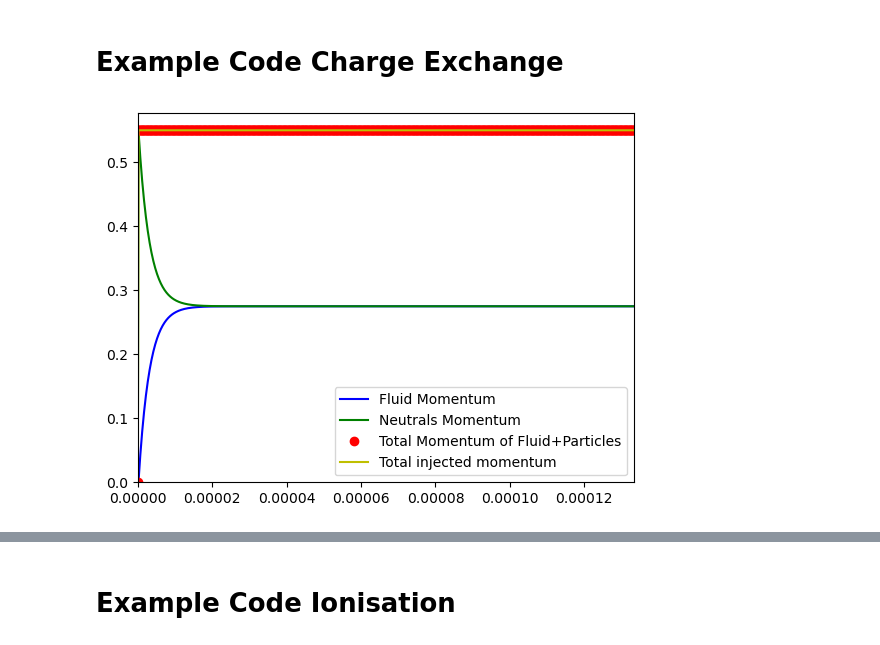
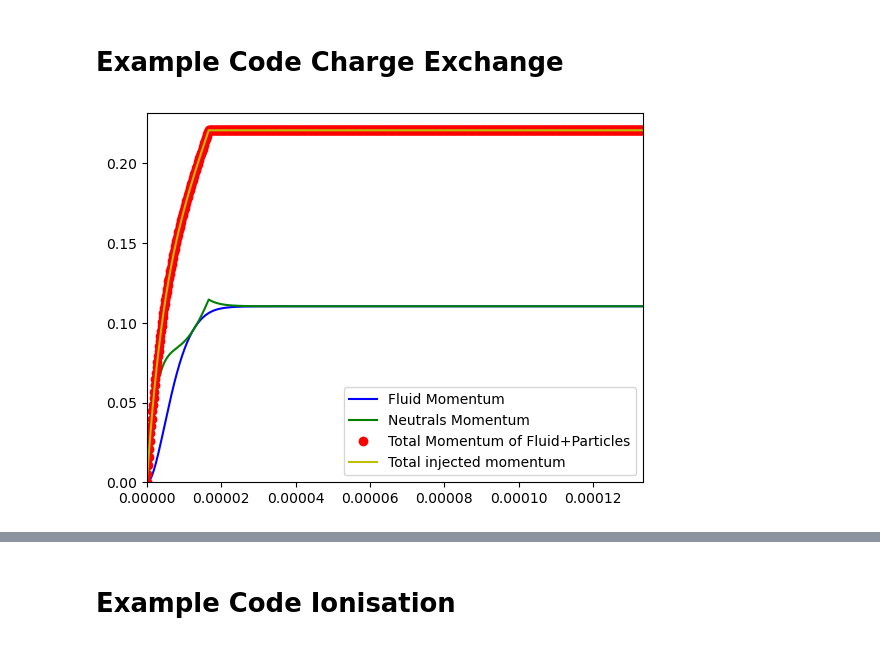
Before and after one commit to mbukaea/Atomic-Physics-In-Plasmas-Notes, a Jupyter notebook: test.ipynb, the cells around one changed output, grey strips where cells are left out. Drawn from its saved outputs; the diff is of its cells as text; code cells hidden in the pictures.

```diff
--- a/test.ipynb
+++ b/test.ipynb
@@ -72,11 +72,13 @@ fluid_velocity_sd=0.0
 mass_of_single_neutral=1.0 #Nektar units
 mass_of_single_ion=1.0 #Nektar units
 
-fluid_velocity=np.full(max_timesteps+1,0.0) #Nektar Units
-fluid_momentum=np.full(max_timesteps+1,0.0) #Nektar Units
+neutrals_density=np.zeros(max_timesteps+1) #Nektar Units
+ion_density=np.zeros(max_timesteps+1) #Nektar Units
+fluid_velocity=np.zeros(max_timesteps+1) #Nektar Units
+fluid_momentum=np.zeros(max_timesteps+1) #Nektar Units
 
 neutrals_velocity=np.full(max_timesteps+1,0.5) #Nektar Units
-ion_density=max_neutrals_density #Units SI
+
 
 k_n_to_nektar=3.33333e-19 #Conversion factor from SI to nektar units
 dt_nektar=0.005 #Timestep in Nektar units
@@ -84,11 +86,47 @@ neutrals_momentum=np.zeros(max_timesteps+1) #Nektar units
 time=np.zeros(max_timesteps+1) #Time in Nektar Units
 total_momentum_injected=np.zeros(max_timesteps+1) #Nektar Units
 
-particle_injection_timestep_cutoff=1 #Timestep at which code stops injecting particles
+particle_injection_timestep_cutoff=100 #Timestep at which code stops injecting particles
+
+class InitialConditions:
+    def __init__(self,fluid_density,fluid_momentum,neutrals_density,neutrals_velocity):
+        self.fluid_density=fluid_density
+        self.fluid_momentum=fluid_momentum
+        self.neutrals_density=neutrals_density
+        self.neutrals_velocity=neutrals_velocity
+
+class ParticleDat:
+    def __init__(self, max_timesteps, initial_neutrals_density, initial_neutrals_velocity):
+        self.max_timesteps=max_timesteps #No units
+        self.neutrals_density=np.zeros(max_timesteps+1)
+        self.neutrals_velocity=np.zeros(max_timesteps+1)
+        self.neutrals_density[0]=initial_neutrals_density #Units SI
+        self.neutrals_velocity[0]=initial_neutrals_velocity #Nektar Units
+
+class FluidDat:
+    def __init__(self,max_timesteps, initial_ion_density, initial_fluid_momentum):
+        self.max_timesteps=max_timesteps #No units
+        self.ion_density=np.zeros(max_timesteps+1)
+        self.fluid_momentum=np.zeros(max_timesteps+1)
+        self.ion_density[0]=initial_ion_density #Units SI
+        self.fluid_momentum[0]=initial_fluid_momentum #Nektar Units
+
+class Diagnostics:
+    def __init__(self,fluid_temp,particle_temp):
+        self.fluid_temp=fluid_temp
+        self.particle_temp=particle_temp
+
+IC = InitialConditions(0.0,0.0,0.0,0.5)
+Neutrals = ParticleDat(max_timesteps,IC.neutrals_density,IC.neutrals_velocity)
+Fluid = FluidDat(max_timesteps,IC.fluid_density,IC.fluid_momentum)
 
 while timestep <= max_timesteps:
     if timestep <= particle_injection_timestep_cutoff:
-        neutrals_density=timestep*max_neutrals_density/float(particle_injection_timestep_cutoff)
+        neutrals_density[timestep]=timestep*max_neutrals_density/float(particle_injection_timestep_cutoff)
+        ion_density[timestep]=max_neutrals_density
+    else:
+        neutrals_density[timestep]=neutrals_density[timestep-1]
+        ion_density[timestep]=ion_density[timestep-1]
 
     if timestep<= particle_injection_timestep_cutoff and timestep!=0:
         injected_number_particles=(max_neutrals_density/float(particle_injection_timestep_cutoff))
@@ -101,37 +139,44 @@ while timestep <= max_timesteps:
     #Units dw
     #=[m^3 s^-1]*[unitless]*[m^-3]*[s]
     #=[Unitless]
-    dw = R_CE*w*neutrals_density*dt
+    # weight value changes as we increase the neutrals_density.
+    w=dt_nektar*neutrals_density[timestep]
+
+    dw = R_CE*w*ion_density[timestep]*dt
+    if dw>w:
+        dw=w
 
     #Units neutrals_momentum (nektar_units)
     #=[nektar_units_mass]*[nektar_units_velocity]*[SI_units_number_density]*[conversion_factor_SI_to_nektar_for_density]
-    neutrals_momentum[timestep]=mass_of_single_neutral*neutrals_velocity[timestep]*neutrals_density*k_n_to_nektar
+    neutrals_momentum[timestep]=mass_of_single_neutral*neutrals_velocity[timestep]*neutrals_density[timestep]*k_n_to_nektar
 
     #Units fluid_velocity (nektar_units)
     #=[nektar_units_momentum]*[1/nektar_mass_units]*[1/(SI_units_number_density)]*[1/(conversion_factor_SI_to_nektar_for_density)]
-    fluid_velocity[timestep]=fluid_momentum[timestep]/(mass_of_single_ion*ion_density*k_n_to_nektar)
+    if ion_density[timestep] != 0.0:
+        fluid_velocity[timestep]=fluid_momentum[timestep]/(mass_of_single_ion*ion_density[timestep]*k_n_to_nektar)
     random_fluid_velocity=np.random.normal(fluid_velocity[timestep],fluid_velocity_sd,size=None)
 
     #Units dp_tot
     #=[unitless]*[nektar_units_mass]*[nektar_units_velocity]
     dp_tot = dw*(- mass_of_single_neutral*neutrals_velocity[timestep] + mass_of_single_ion*random_fluid_velocity);
 
     if timestep < max_timesteps:
-        neutrals_velocity[timestep+1]=neutrals_velocity[timestep] + dp_tot/w
-        fluid_momentum[timestep+1]=fluid_momentum[timestep] - dp_tot*k_n_to_nektar/dt_nektar
+        if ion_density[timestep] !=0 and w!=0.0:
+            neutrals_velocity[timestep+1]=neutrals_velocity[timestep] + dp_tot/w
+            fluid_momentum[timestep+1]=fluid_momentum[timestep] - dp_tot*k_n_to_nektar/dt_nektar
     timestep=timestep+1
 
 
 plt.plot(time, fluid_momentum,'b', label="Fluid Momentum")
 plt.plot(time, neutrals_momentum,'g', label="Neutrals Momentum")
 
 plt.plot(time, neutrals_momentum+fluid_momentum,'ro', label="Total Momentum of Fluid+Particles")
 plt.plot(time, total_momentum_injected,'y', label="Total injected momentum")
 
 plt.axvline(x = 100, color = 'k', linestyle='--')
 plt.xlim([0, max_timesteps*dt])
 plt.ylim(bottom=0)
 plt.legend(loc="lower right")
 plt.show()
 # %% [output]
-[figure, old version]
+[figure, new version]
```
Also changed, not shown: parts of 1 cell of this notebook.
